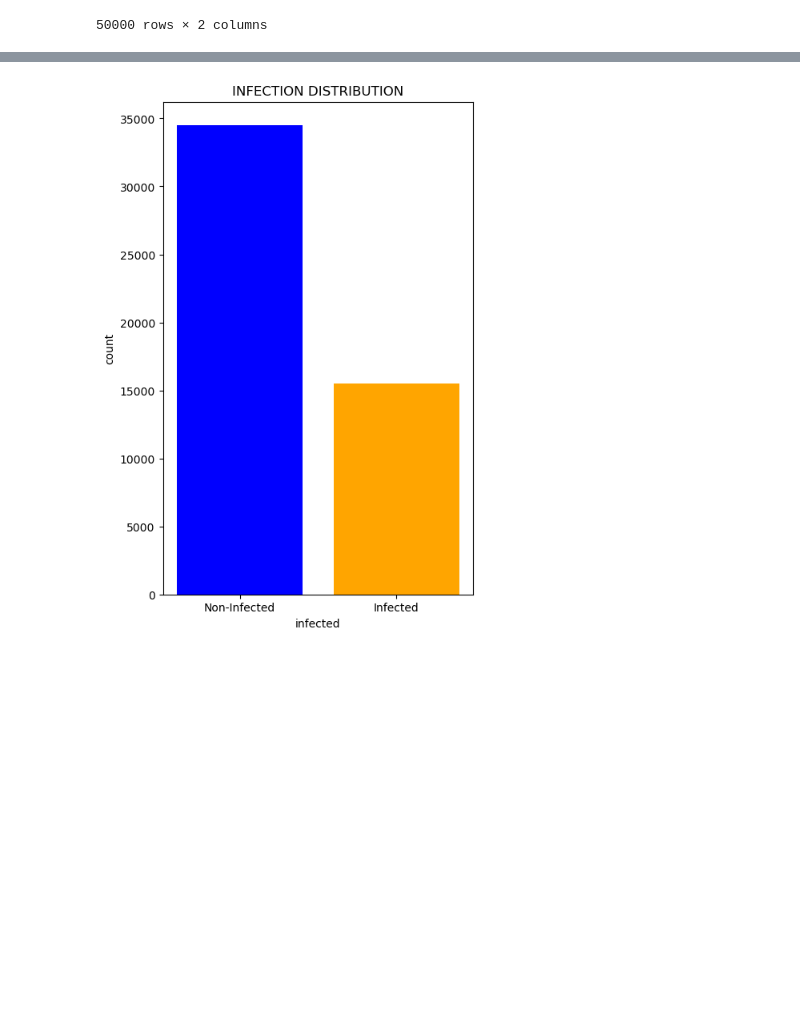
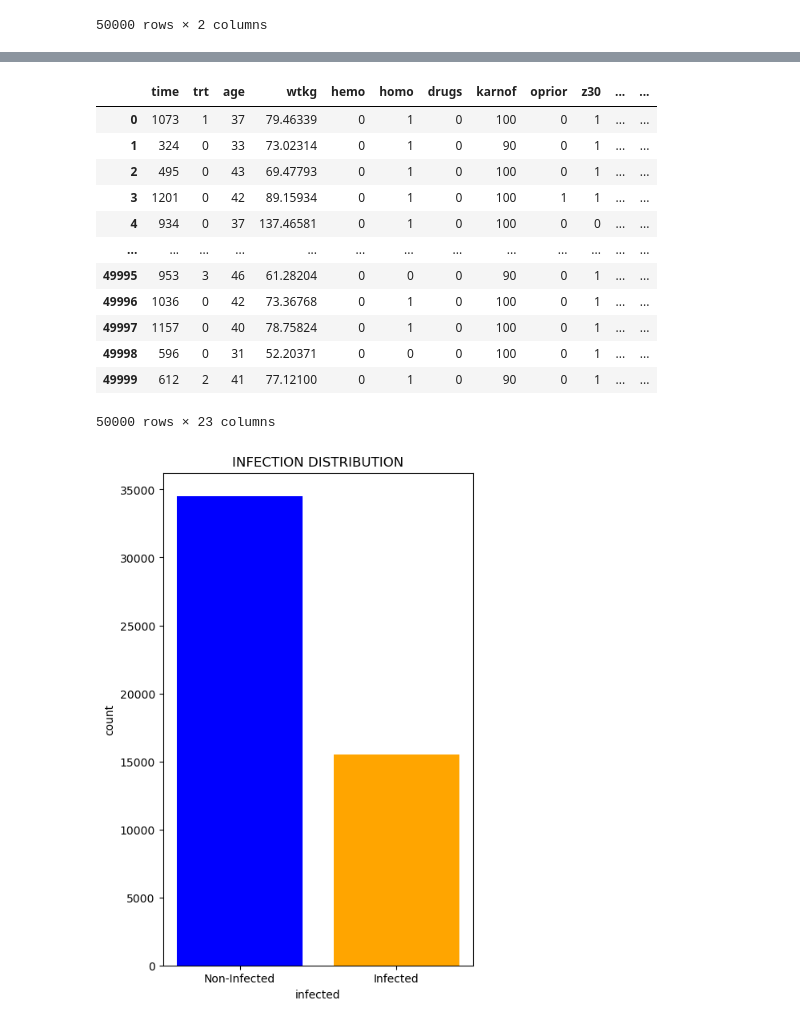
Before and after one commit to PriscillaJoan/HIV-AIDS-prediction, a Jupyter notebook: final_workbook.ipynb, the cells around one changed output, grey strips where cells are left out. Saved outputs shown, nothing was run; the diff lists cells and outputs as text; code cells hidden in the pictures; blank space fills up the shorter version.

```diff
--- a/final_workbook.ipynb
+++ b/final_workbook.ipynb
@@ -353,0 +342,4 @@ strat_preanti
+# %%
+# correct the inconsistencies
+df.loc[df['treat'] == 0, 'trt'] = 0
+df.loc[df['trt'] == 0 , 'treat'] = 0
@@ -354 +363,17 @@ strat_preanti
+# %%
+df
+# %% [output]
+|  | time | trt | age | wtkg | hemo | homo | drugs | karnof | oprior | z30 | ... | ... |
+| 0 | 1073 | 1 | 37 | 79.46339 | 0 | 1 | 0 | 100 | 0 | 1 | ... | ... |
+| 1 | 324 | 0 | 33 | 73.02314 | 0 | 1 | 0 | 90 | 0 | 1 | ... | ... |
+| 2 | 495 | 0 | 43 | 69.47793 | 0 | 1 | 0 | 100 | 0 | 1 | ... | ... |
+| 3 | 1201 | 0 | 42 | 89.15934 | 0 | 1 | 0 | 100 | 1 | 1 | ... | ... |
+| 4 | 934 | 0 | 37 | 137.46581 | 0 | 1 | 0 | 100 | 0 | 0 | ... | ... |
+| ... | ... | ... | ... | ... | ... | ... | ... | ... | ... | ... | ... | ... |
+| 49995 | 953 | 3 | 46 | 61.28204 | 0 | 0 | 0 | 90 | 0 | 1 | ... | ... |
+| 49996 | 1036 | 0 | 42 | 73.36768 | 0 | 1 | 0 | 100 | 0 | 1 | ... | ... |
+| 49997 | 1157 | 0 | 40 | 78.75824 | 0 | 1 | 0 | 100 | 0 | 1 | ... | ... |
+| 49998 | 596 | 0 | 31 | 52.20371 | 0 | 0 | 0 | 100 | 0 | 1 | ... | ... |
+| 49999 | 612 | 2 | 41 | 77.12100 | 0 | 1 | 0 | 90 | 0 | 1 | ... | ... |
+50000 rows × 23 columns
 # %%
```
Also changed, not shown: parts of 14 cells of this notebook.
